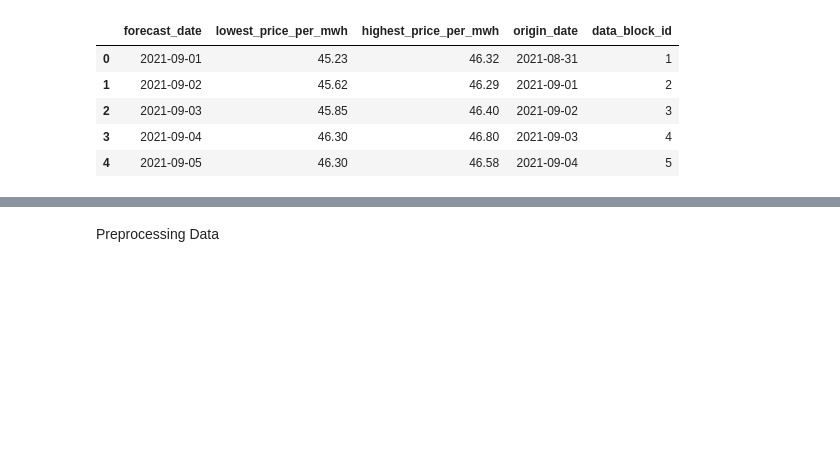
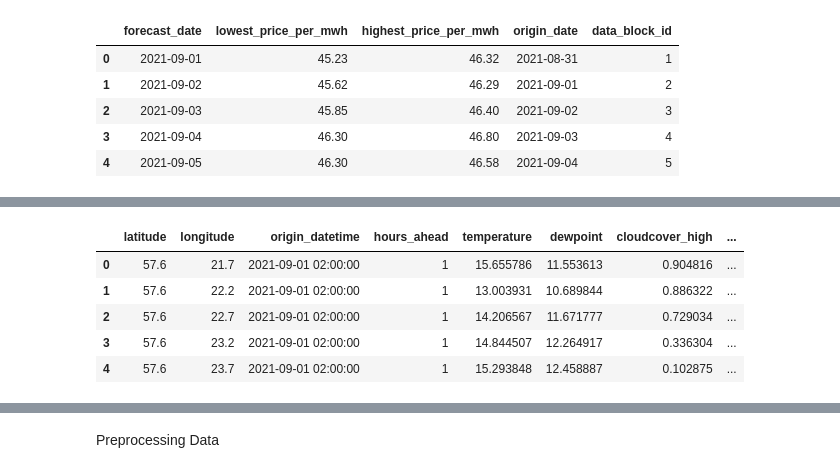
Before and after one commit to jackren0000/Enefit---Predict-Energy-Behavior-of-Prosumers, a Jupyter notebook: predict-energy-behavior-of-prosumers.ipynb, the cells around one changed output, grey strips where cells are left out. Cells and saved outputs as stored; diff of their text form; code cells hidden in the pictures; blank space fills up the shorter version.

```diff
--- a/predict-energy-behavior-of-prosumers.ipynb
+++ b/predict-energy-behavior-of-prosumers.ipynb
@@ -89,0 +99,9 @@ gas_df.head()
+# %%
+fw_df.head()
+# %% [output]
+|  | latitude | longitude | origin_datetime | hours_ahead | temperature | dewpoint | cloudcover_high | ... |
+| 0 | 57.6 | 21.7 | 2021-09-01 02:00:00 | 1 | 15.655786 | 11.553613 | 0.904816 | ... |
+| 1 | 57.6 | 22.2 | 2021-09-01 02:00:00 | 1 | 13.003931 | 10.689844 | 0.886322 | ... |
+| 2 | 57.6 | 22.7 | 2021-09-01 02:00:00 | 1 | 14.206567 | 11.671777 | 0.729034 | ... |
+| 3 | 57.6 | 23.2 | 2021-09-01 02:00:00 | 1 | 14.844507 | 12.264917 | 0.336304 | ... |
+| 4 | 57.6 | 23.7 | 2021-09-01 02:00:00 | 1 | 15.293848 | 12.458887 | 0.102875 | ... |
```
Also changed, not shown: parts of 3 cells of this notebook.
